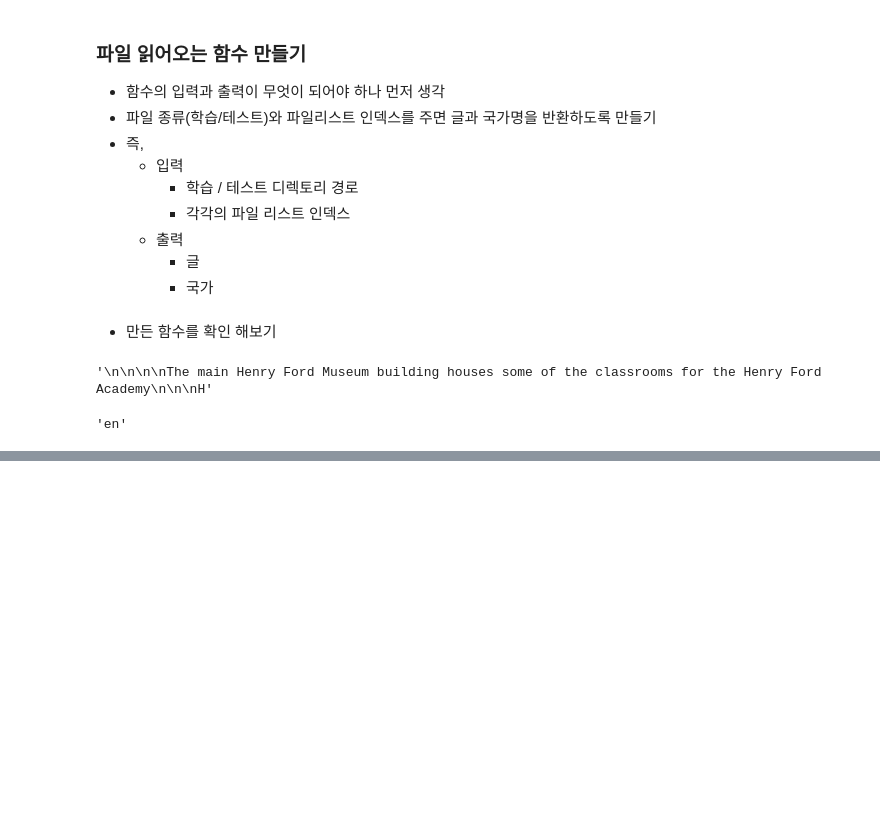
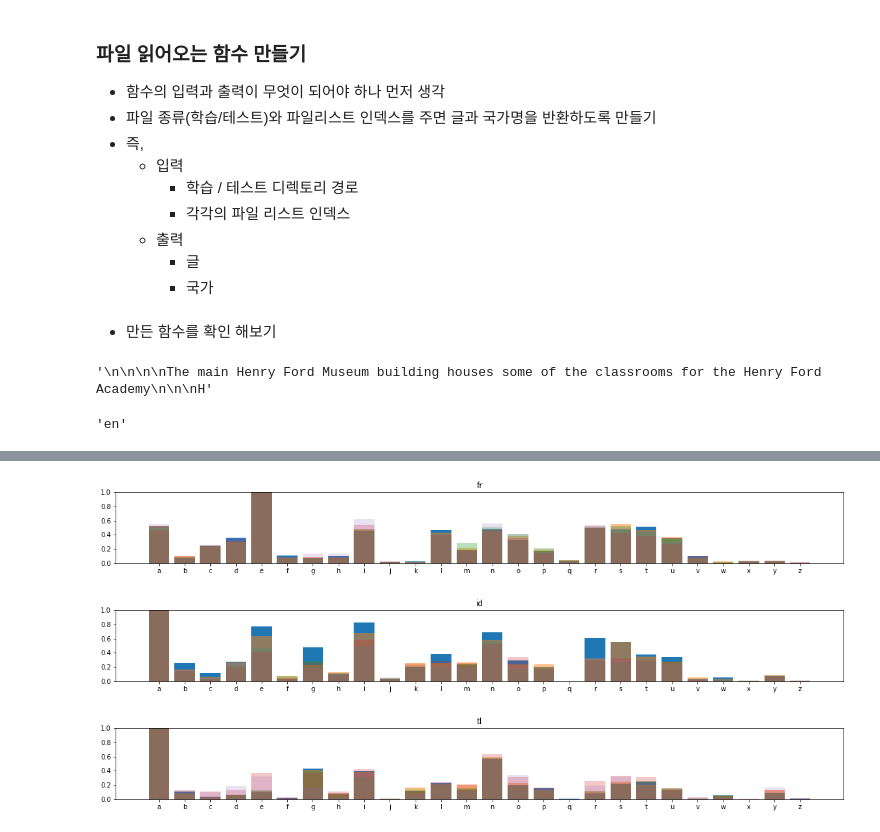
Before and after one commit to WoongheeLee/class-2020-Artificial-Intelligence-and-Future-Society, a Jupyter notebook: week09/language_classification.ipynb, the cells around one changed output, grey strips where cells are left out. Cells and saved outputs as stored; diff of their text form; code cells hidden in the pictures; blank space fills up the shorter version.

```diff
--- a/week09/language_classification.ipynb
+++ b/week09/language_classification.ipynb
@@ -189,0 +396,12 @@ sorted(re.findall('[a-zA-Z]',temp))
+# %%
+plot_freqs(5, 10)
+# %% [output]
+[figure, added]
+# %%
+plot_freqs(10, 15)
+# %% [output]
+[figure, added]
+# %%
+plot_freqs(15, 20)
+# %% [output]
+[figure, added]
```
Also changed, not shown: parts of 59 cells of this notebook.
